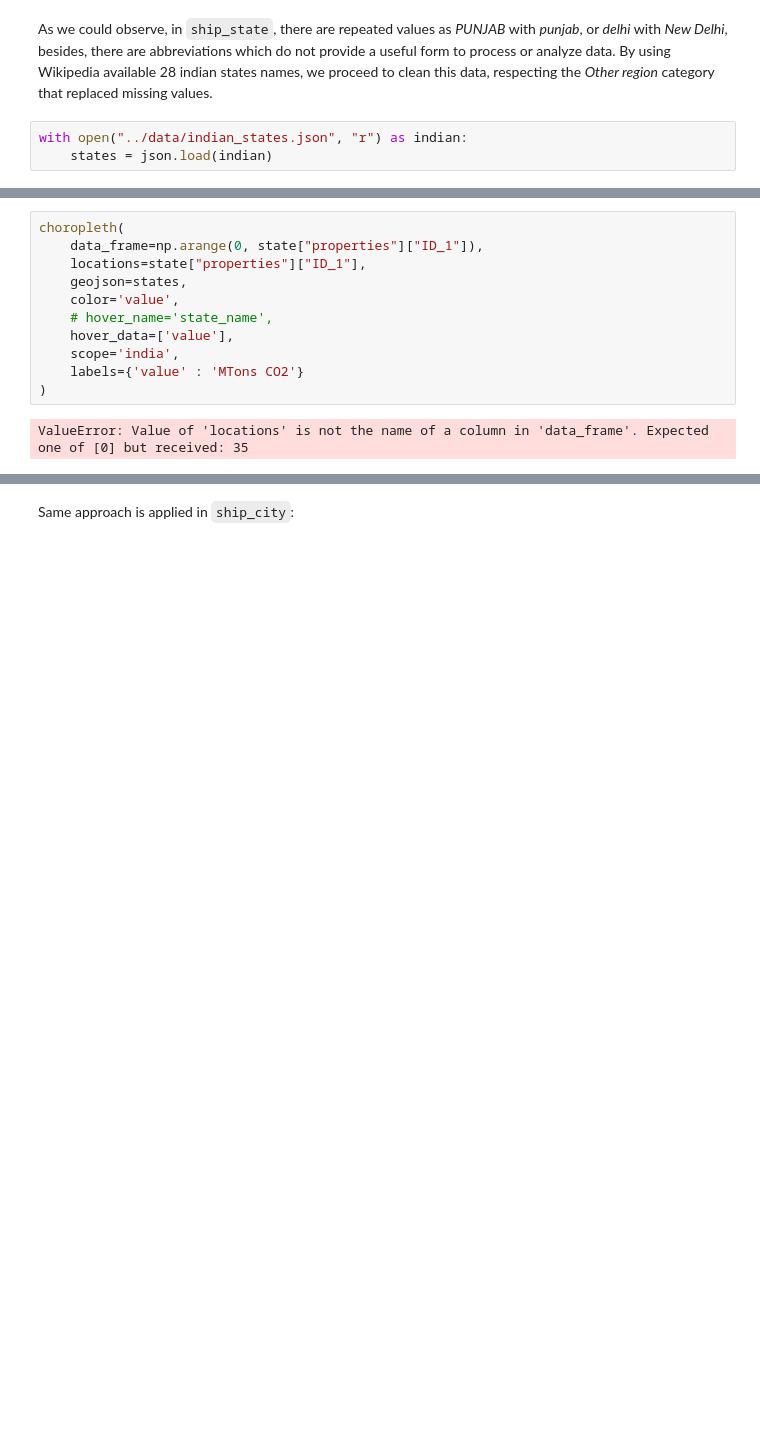
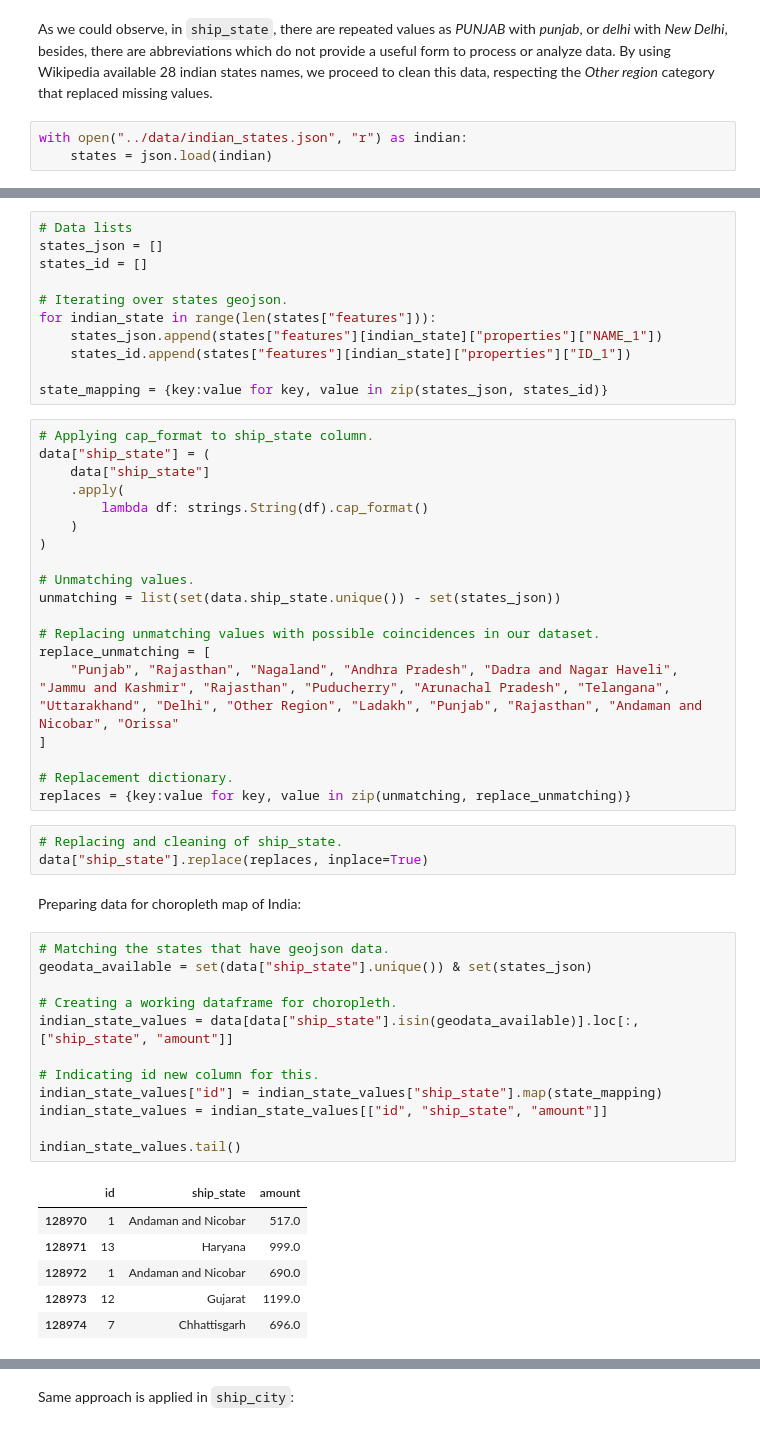
Before and after one commit to marlon-cooh/sklearn, a Jupyter notebook: projects/1-cleaning-amazon.ipynb, the cells around one changed output, grey strips where cells are left out. Cells and saved outputs as stored; diff of their text form; blank space fills up the shorter version.

```diff
--- a/projects/1-cleaning-amazon.ipynb
+++ b/projects/1-cleaning-amazon.ipynb
@@ -274,13 +244,54 @@ array([ 0,  1,  2,  3,  4,  5,  6,  7,  8,  9, 10, 11, 12, 13, 14, 15, 16,
-# %%
-choropleth(
-    data_frame=np.arange(0, state["properties"]["ID_1"]),
-    locations=state["properties"]["ID_1"],
-    geojson=states,
-    color='value',
-    # hover_name='state_name',
-    hover_data=['value'],
-    scope='india',
-    labels={'value' : 'MTons CO2'}
-)
-# %% [output]
-ValueError: Value of 'locations' is not the name of a column in 'data_frame'. Expected one of [0] but received: 35
+# %%
+# Data lists
+states_json = []
+states_id = []
+
+# Iterating over states geojson.
+for indian_state in range(len(states["features"])):
+    states_json.append(states["features"][indian_state]["properties"]["NAME_1"])
+    states_id.append(states["features"][indian_state]["properties"]["ID_1"])
+
+state_mapping = {key:value for key, value in zip(states_json, states_id)}
+# %%
+# Applying cap_format to ship_state column.
+data["ship_state"] = (
+    data["ship_state"]
+    .apply(
+        lambda df: strings.String(df).cap_format()
+    )
+)
+
+# Unmatching values.
+unmatching = list(set(data.ship_state.unique()) - set(states_json))
+
+# Replacing unmatching values with possible coincidences in our dataset.
+replace_unmatching = [
+    "Punjab", "Rajasthan", "Nagaland", "Andhra Pradesh", "Dadra and Nagar Haveli", "Jammu and Kashmir", "Rajasthan", "Puducherry", "Arunachal Pradesh", "Telangana", "Uttarakhand", "Delhi", "Other Region", "Ladakh", "Punjab", "Rajasthan", "Andaman and Nicobar", "Orissa"
+]
+
+# Replacement dictionary.
+replaces = {key:value for key, value in zip(unmatching, replace_unmatching)}
+# %%
+# Replacing and cleaning of ship_state.
+data["ship_state"].replace(replaces, inplace=True)
+# %% [markdown]
+Preparing data for choropleth map of India:
+# %%
+# Matching the states that have geojson data.
+geodata_available = set(data["ship_state"].unique()) & set(states_json)
+
+# Creating a working dataframe for choropleth.
+indian_state_values = data[data["ship_state"].isin(geodata_available)].loc[:, ["ship_state", "amount"]]
+
+# Indicating id new column for this.
+indian_state_values["id"] = indian_state_values["ship_state"].map(state_mapping)
+indian_state_values = indian_state_values[["id", "ship_state", "amount"]]
+
+indian_state_values.tail()
+# %% [output]
+|  | id | ship_state | amount |
+| 128970 | 1 | Andaman and Nicobar | 517.0 |
+| 128971 | 13 | Haryana | 999.0 |
+| 128972 | 1 | Andaman and Nicobar | 690.0 |
+| 128973 | 12 | Gujarat | 1199.0 |
+| 128974 | 7 | Chhattisgarh | 696.0 |
```
Also changed, not shown: parts of 8 cells of this notebook, 2 other files.
